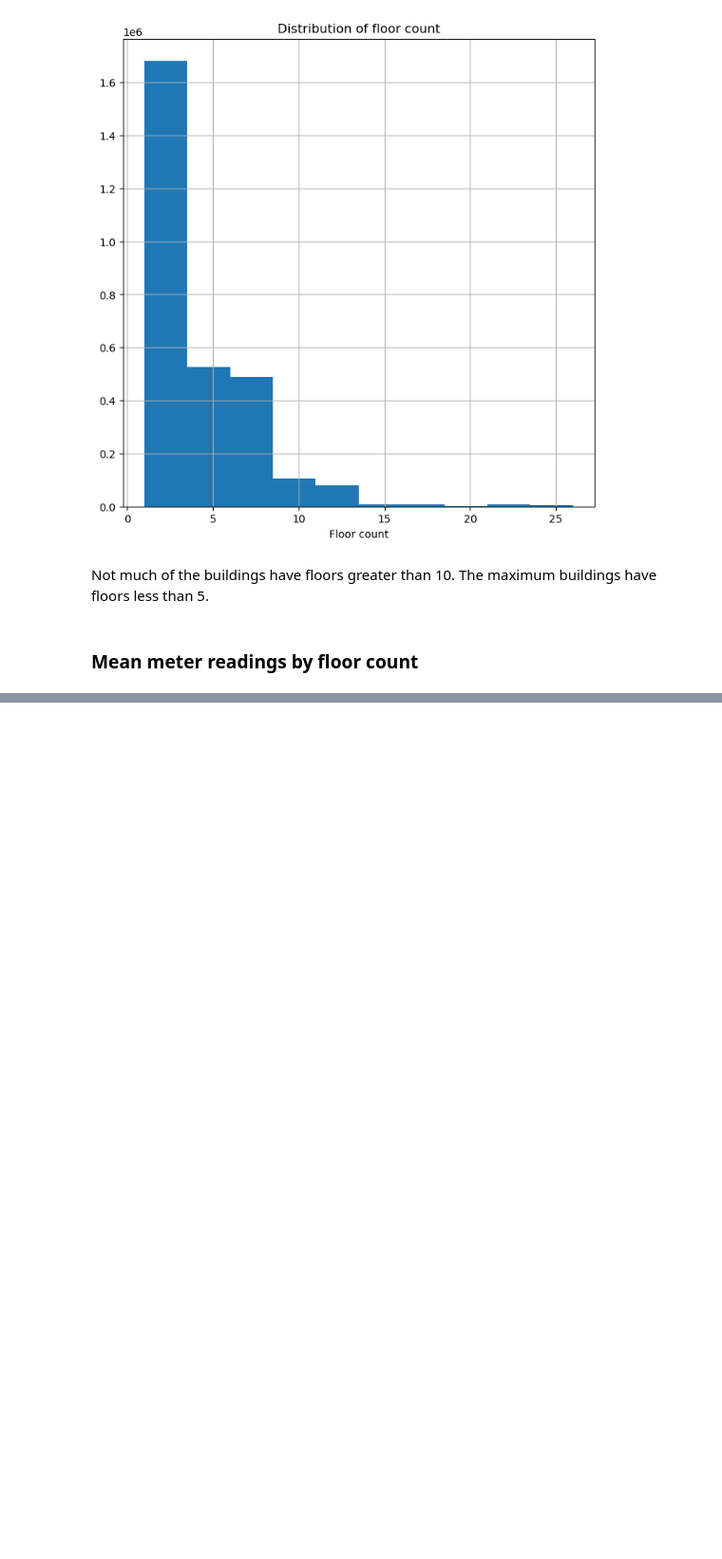
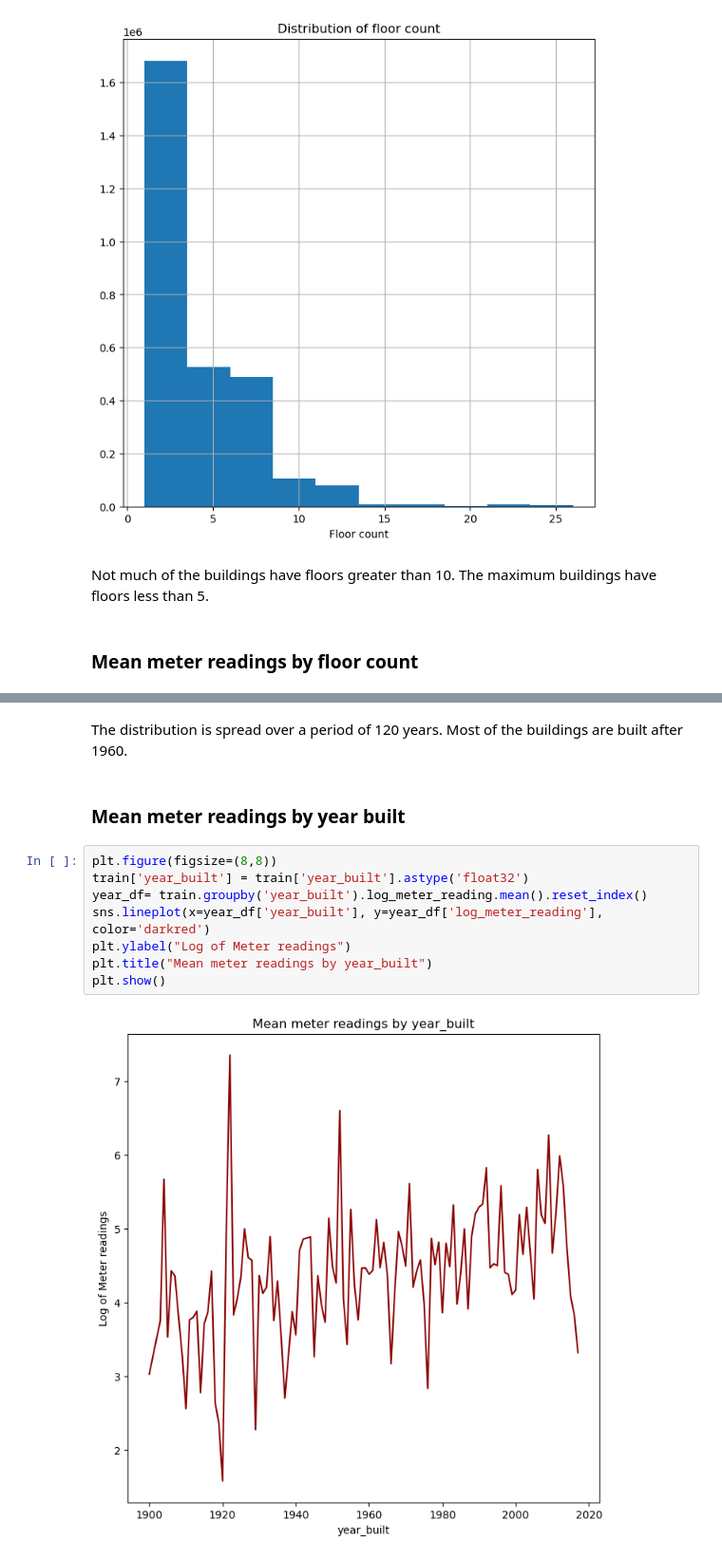
Before and after one commit to goksu-uzunturk/DI502_ElectricityPrediction, a Jupyter notebook: notebooks/EDA.ipynb, the cells around one changed output, grey strips where cells are left out. Shown at 95% size. Saved outputs shown, nothing was run; the diff lists cells and outputs as text; blank space fills up the shorter version.

```diff
--- a/notebooks/EDA.ipynb
+++ b/notebooks/EDA.ipynb
@@ -314,0 +330,14 @@ NotImplementedError: agg function failed [how->median,dtype->float32]
+# %% [markdown]
+The distribution is spread over a period of 120 years. Most of the buildings are built after 1960.
+# %% [markdown]
+### Mean meter readings by year built
+# %%
+plt.figure(figsize=(8,8))
+train['year_built'] = train['year_built'].astype('float32')
+year_df= train.groupby('year_built').log_meter_reading.mean().reset_index()
+sns.lineplot(x=year_df['year_built'], y=year_df['log_meter_reading'], color='darkred')
+plt.ylabel("Log of Meter readings")
+plt.title("Mean meter readings by year_built")
+plt.show()
+# %% [output]
+[figure, added]
```
Also changed, not shown: parts of 19 cells of this notebook.
